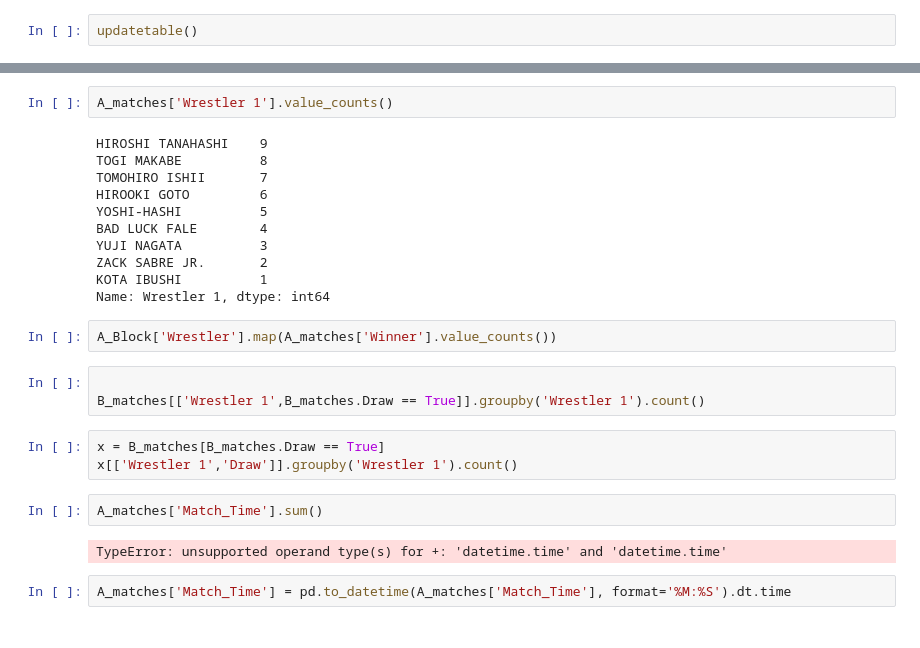
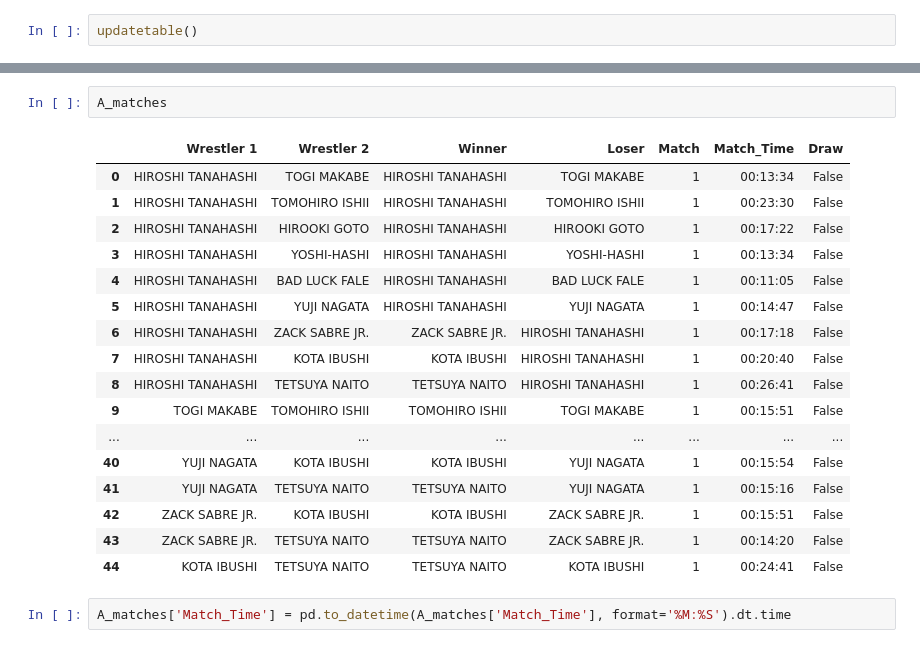
Before and after one commit to ShahnurIslam/G1_Climax1, a Jupyter notebook: G1 Climax Analysis.ipynb, the cells around one changed output, grey strips where cells are left out. Saved outputs shown, nothing was run; the diff lists cells and outputs as text.

```diff
--- a/G1 Climax Analysis.ipynb
+++ b/G1 Climax Analysis.ipynb
@@ -417,27 +420,22 @@ KENNY OMEGA,KAZUCHIKA OKADA
-# %%
-A_matches['Wrestler 1'].value_counts()
-# %% [output]
-HIROSHI TANAHASHI    9
-TOGI MAKABE          8
-TOMOHIRO ISHII       7
-HIROOKI GOTO         6
-YOSHI-HASHI          5
-BAD LUCK FALE        4
-YUJI NAGATA          3
-ZACK SABRE JR.       2
-KOTA IBUSHI          1
-Name: Wrestler 1, dtype: int64
-# %%
-A_Block['Wrestler'].map(A_matches['Winner'].value_counts())
-# %%
-
-B_matches[['Wrestler 1',B_matches.Draw == True]].groupby('Wrestler 1').count()
-# %%
-x = B_matches[B_matches.Draw == True]
-x[['Wrestler 1','Draw']].groupby('Wrestler 1').count()
 # %%
-A_matches['Match_Time'].sum()
+A_matches
 # %% [output]
-TypeError: unsupported operand type(s) for +: 'datetime.time' and 'datetime.time'
+|  | Wrestler 1 | Wrestler 2 | Winner | Loser | Match | Match_Time | Draw |
+| 0 | HIROSHI TANAHASHI | TOGI MAKABE | HIROSHI TANAHASHI | TOGI MAKABE | 1 | 00:13:34 | False |
+| 1 | HIROSHI TANAHASHI | TOMOHIRO ISHII | HIROSHI TANAHASHI | TOMOHIRO ISHII | 1 | 00:23:30 | False |
+| 2 | HIROSHI TANAHASHI | HIROOKI GOTO | HIROSHI TANAHASHI | HIROOKI GOTO | 1 | 00:17:22 | False |
+| 3 | HIROSHI TANAHASHI | YOSHI-HASHI | HIROSHI TANAHASHI | YOSHI-HASHI | 1 | 00:13:34 | False |
+| 4 | HIROSHI TANAHASHI | BAD LUCK FALE | HIROSHI TANAHASHI | BAD LUCK FALE | 1 | 00:11:05 | False |
+| 5 | HIROSHI TANAHASHI | YUJI NAGATA | HIROSHI TANAHASHI | YUJI NAGATA | 1 | 00:14:47 | False |
+| 6 | HIROSHI TANAHASHI | ZACK SABRE JR. | ZACK SABRE JR. | HIROSHI TANAHASHI | 1 | 00:17:18 | False |
+| 7 | HIROSHI TANAHASHI | KOTA IBUSHI | KOTA IBUSHI | HIROSHI TANAHASHI | 1 | 00:20:40 | False |
+| 8 | HIROSHI TANAHASHI | TETSUYA NAITO | TETSUYA NAITO | HIROSHI TANAHASHI | 1 | 00:26:41 | False |
+| 9 | TOGI MAKABE | TOMOHIRO ISHII | TOMOHIRO ISHII | TOGI MAKABE | 1 | 00:15:51 | False |
+| ... | ... | ... | ... | ... | ... | ... | ... |
+| 40 | YUJI NAGATA | KOTA IBUSHI | KOTA IBUSHI | YUJI NAGATA | 1 | 00:15:54 | False |
+| 41 | YUJI NAGATA | TETSUYA NAITO | TETSUYA NAITO | YUJI NAGATA | 1 | 00:15:16 | False |
+| 42 | ZACK SABRE JR. | KOTA IBUSHI | KOTA IBUSHI | ZACK SABRE JR. | 1 | 00:15:51 | False |
+| 43 | ZACK SABRE JR. | TETSUYA NAITO | TETSUYA NAITO | ZACK SABRE JR. | 1 | 00:14:20 | False |
+| 44 | KOTA IBUSHI | TETSUYA NAITO | TETSUYA NAITO | KOTA IBUSHI | 1 | 00:24:41 | False |
 # %%
 A_matches['Match_Time'] = pd.to_datetime(A_matches['Match_Time'], format='%M:%S').dt.time
```
Also changed, not shown: parts of 34 cells of this notebook.
